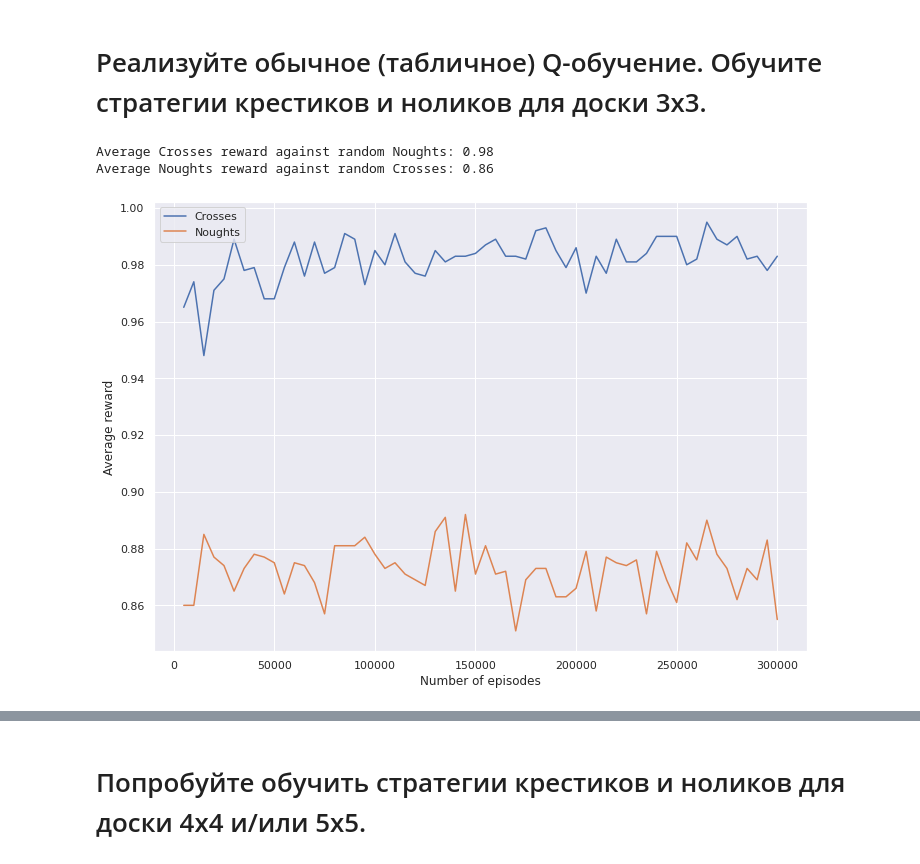
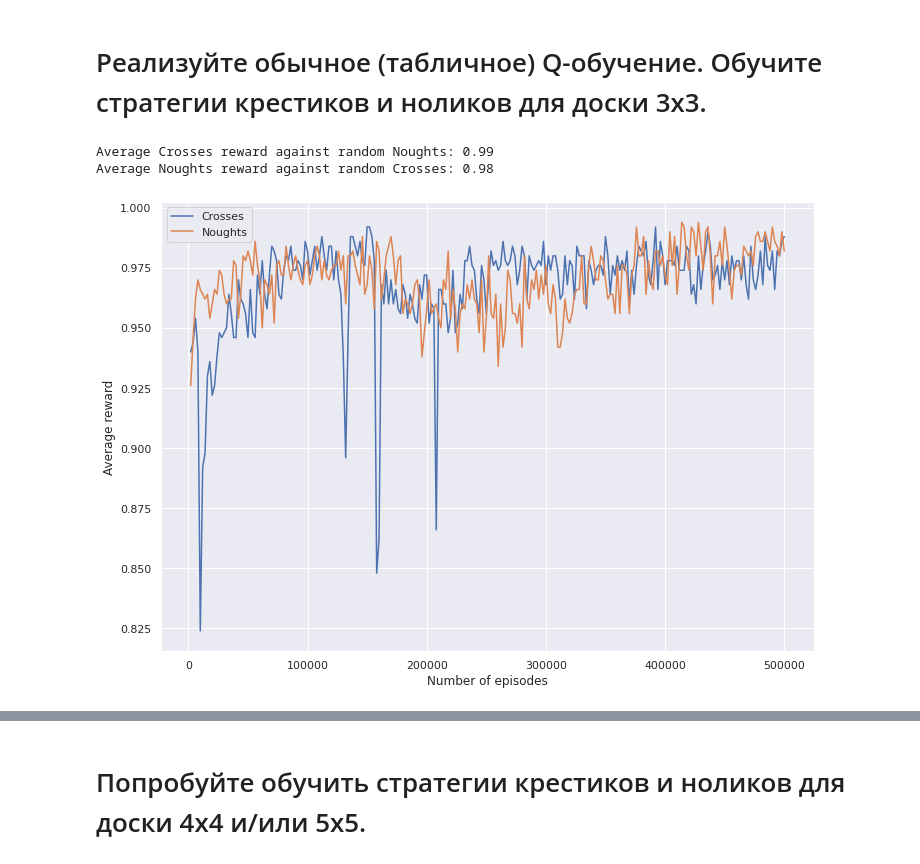
Before and after one commit to AntonStasenok/RL, a Jupyter notebook: RL_HomeWork2.ipynb, the cells around one changed output, grey strips where cells are left out. Cells and saved outputs as stored; diff of their text form; code cells hidden in the pictures.

```diff
--- a/RL_HomeWork2.ipynb
+++ b/RL_HomeWork2.ipynb
@@ -293,31 +293,31 @@ def plot_results(result):
 # %%
 pi_1 = Strategy()
 pi_2 = Strategy()
 
 env = TicTacToe(3, 3, 3)
-total_episodes = 300000
-test_episodes = 5000
-num_episodes = 1000
+total_episodes = 500000
+test_episodes = 2000
+num_episodes = 500
 idxs = []
 crosses = []
 noughts = []
 
 for i in tqdm.tqdm(range(1, total_episodes + 1)):
-    Q_learning_episode(env, pi_1, pi_2_3_3)
+    Q_learning_episode(env, pi_1, pi_2)
     if i % test_episodes == 0:
         cross = test_policy(env, pi_1=pi_1, pi_2=None, num_episodes=num_episodes)
         nought = test_policy(env, pi_1=None, pi_2=pi_2, num_episodes=num_episodes)
         idxs.append(i)
         crosses.append(cross)
         noughts.append(nought)
 idxs = np.array(idxs)
 crosses = np.array(crosses)
 noughts = np.array(noughts)
 
 result = np.vstack((idxs, crosses, noughts))
 plot_results(result)
 # %% [output]
-Average Crosses reward against random Noughts: 0.98
-Average Noughts reward against random Crosses: 0.86
+Average Crosses reward against random Noughts: 0.99
+Average Noughts reward against random Crosses: 0.98
-[figure, old version]
+[figure, new version]
 # %% [markdown]
```
Also changed, not shown: parts of 17 cells of this notebook.
